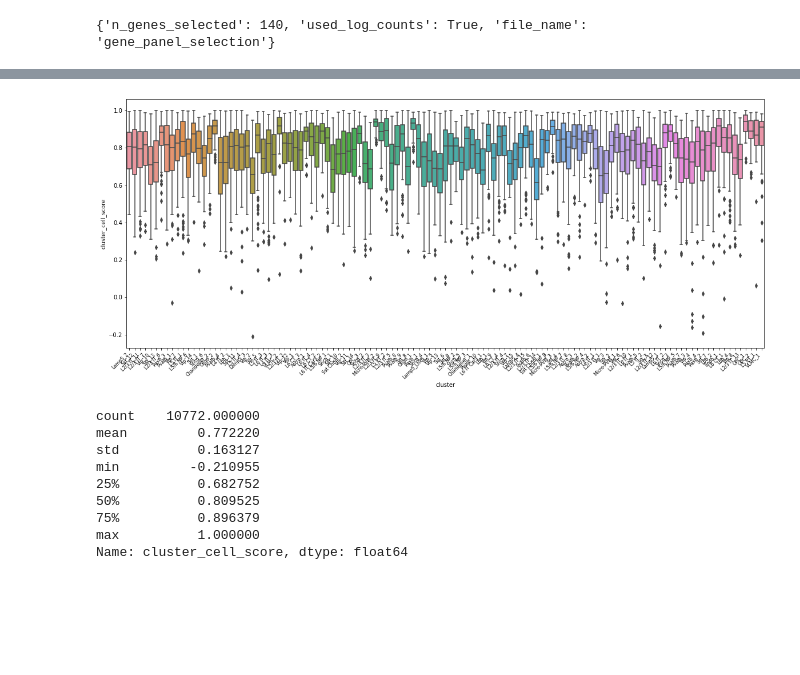
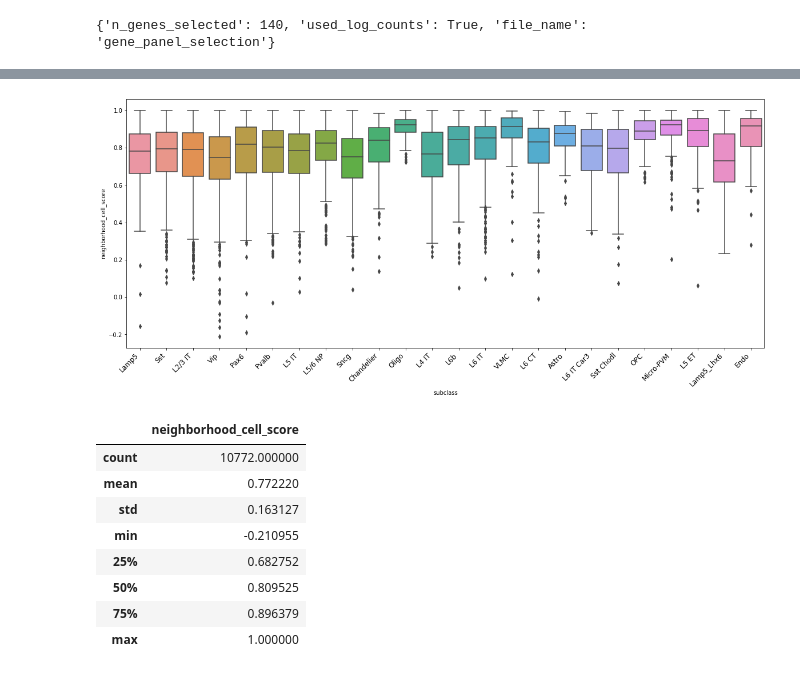
Before and after one commit to AllenInstitute/spots-in-space, a Jupyter notebook: code/gene_panel_selection/geneBasis-cortical-macaque.ipynb, the cells around one changed output, grey strips where cells are left out. Saved outputs shown, nothing was run; the diff lists cells and outputs as text; code cells hidden in the pictures; blank space fills up the shorter version.

```diff
--- a/code/gene_panel_selection/geneBasis-cortical-macaque.ipynb
+++ b/code/gene_panel_selection/geneBasis-cortical-macaque.ipynb
@@ -96,0 +78,2 @@ Finished calculation of cell neighborhood preservation scores.
+# %%
+gene_basis_eval = gene_basis_panel_eval(final_selection)
@@ -97,21 +94,23 @@ Finished calculation of cell neighborhood preservation scores.
+# %%
+neighborhood_score, fraction_mapped, confusion_matrix = gene_basis_eval
 # %%
 import seaborn as sns
 import matplotlib.pyplot as plt
 
 fig, ax = plt.subplots(figsize=(20,8))
-sns.boxplot(data=neighborhood_score, x='cluster', y='cluster_cell_score', ax=ax)
-_ = plt.xticks(rotation = 45, fontsize=8, ha='right')
+sns.boxplot(data=neighborhood_score, x='subclass', y='neighborhood_cell_score', ax=ax)
+_ = plt.xticks(rotation = 45, fontsize=12, ha='right')
 # %% [output]
-[figure, old version]
+[figure, new version]
 # %%
-neighborhood_score.describe()['cluster_cell_score']
+neighborhood_score.describe()
 # %% [output]
-count    10772.000000
-mean         0.772220
-std          0.163127
-min         -0.210955
-25%          0.682752
-50%          0.809525
-75%          0.896379
-max          1.000000
-Name: cluster_cell_score, dtype: float64
+|  | neighborhood_cell_score |
+| count | 10772.000000 |
+| mean | 0.772220 |
+| std | 0.163127 |
+| min | -0.210955 |
+| 25% | 0.682752 |
+| 50% | 0.809525 |
+| 75% | 0.896379 |
+| max | 1.000000 |
```
Also changed, not shown: parts of 6 cells of this notebook, 1 other file.
